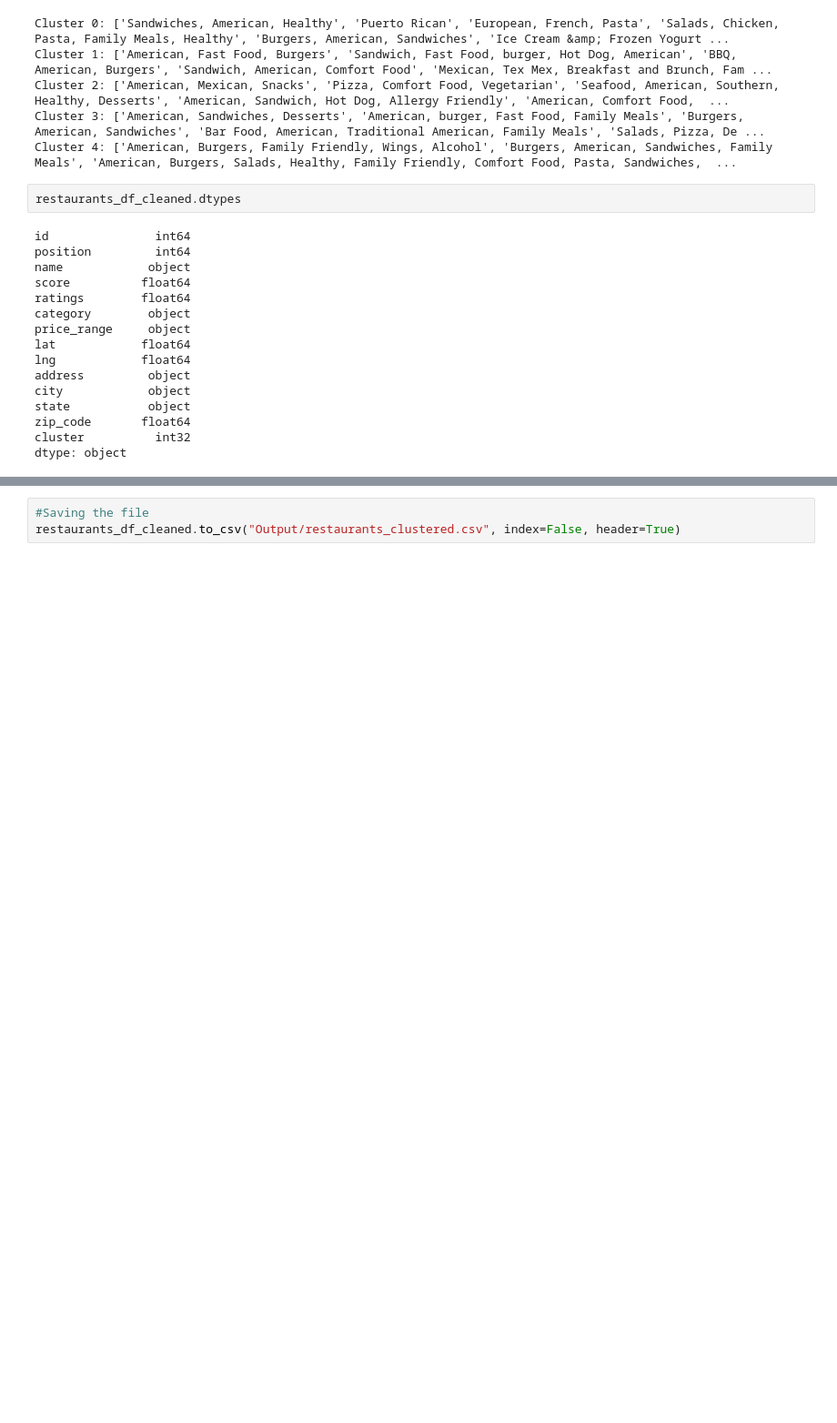
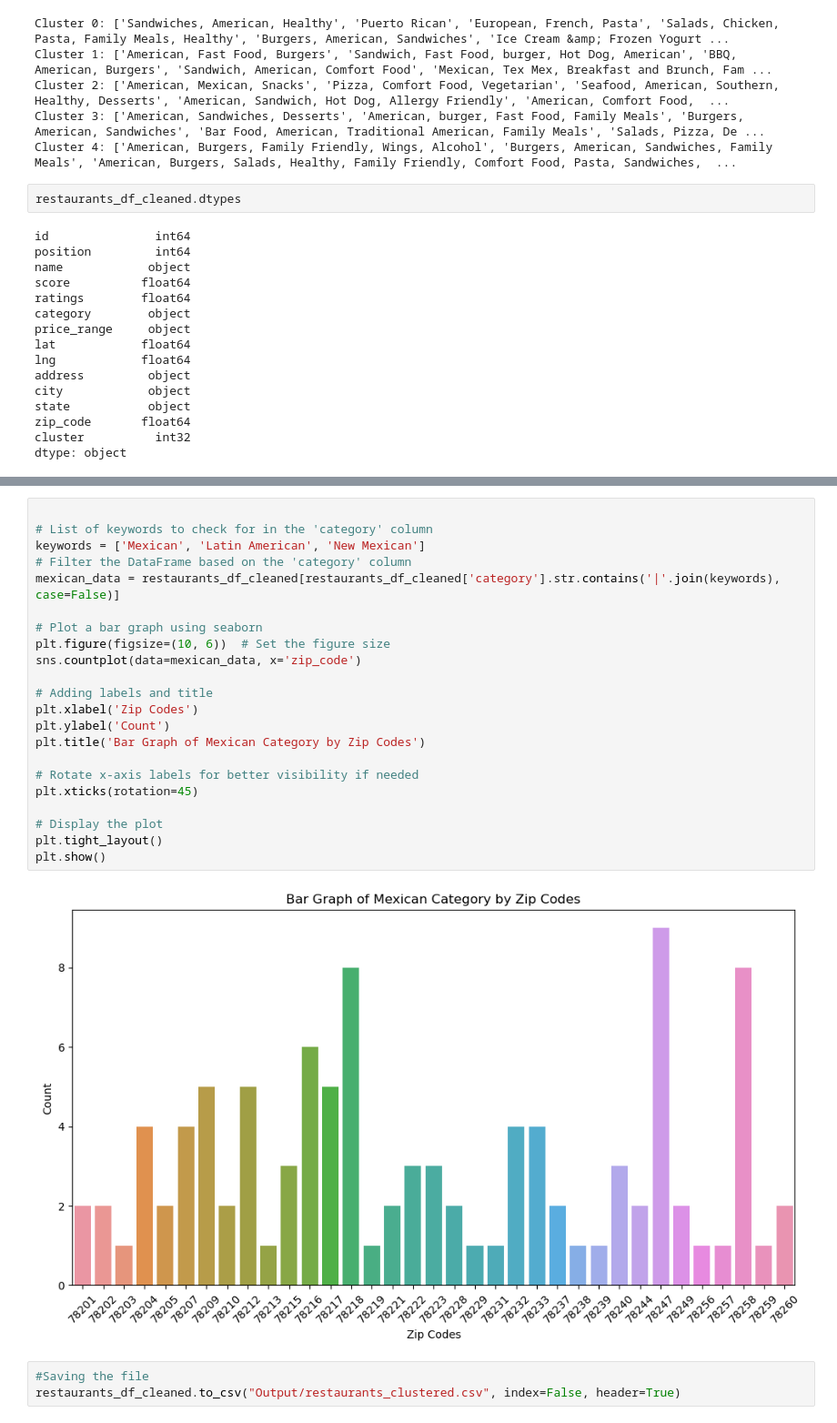
Before and after one commit to vmueller13/Project4_SanAntonioRestaurants, a Jupyter notebook: Restaurants_SanAntonio(after_cleaning)-Copy1.ipynb, the cells around one changed output, grey strips where cells are left out. Shown: that part at 91% size. Saved outputs shown, nothing was run; the diff lists cells and outputs as text; blank space fills up the shorter version.

```diff
--- a/Restaurants_SanAntonio(after_cleaning)-Copy1.ipynb
+++ b/Restaurants_SanAntonio(after_cleaning)-Copy1.ipynb
@@ -715,3 +771,27 @@ restaurants_df_cleaned
+# %%
+
+# List of keywords to check for in the 'category' column
+keywords = ['Mexican', 'Latin American', 'New Mexican']
+# Filter the DataFrame based on the 'category' column
+mexican_data = restaurants_df_cleaned[restaurants_df_cleaned['category'].str.contains('|'.join(keywords), case=False)]
+
+# Plot a bar graph using seaborn
+plt.figure(figsize=(10, 6))  # Set the figure size
+sns.countplot(data=mexican_data, x='zip_code')
+
+# Adding labels and title
+plt.xlabel('Zip Codes')
+plt.ylabel('Count')
+plt.title('Bar Graph of Mexican Category by Zip Codes')
+
+# Rotate x-axis labels for better visibility if needed
+plt.xticks(rotation=45)
+
+# Display the plot
+plt.tight_layout()
+plt.show()
+# %% [output]
+[figure, added]
 # %%
 #Saving the file
 restaurants_df_cleaned.to_csv("Output/restaurants_clustered.csv", index=False, header=True)
```
Also changed, not shown: parts of 4 cells of this notebook, 3 other files.
